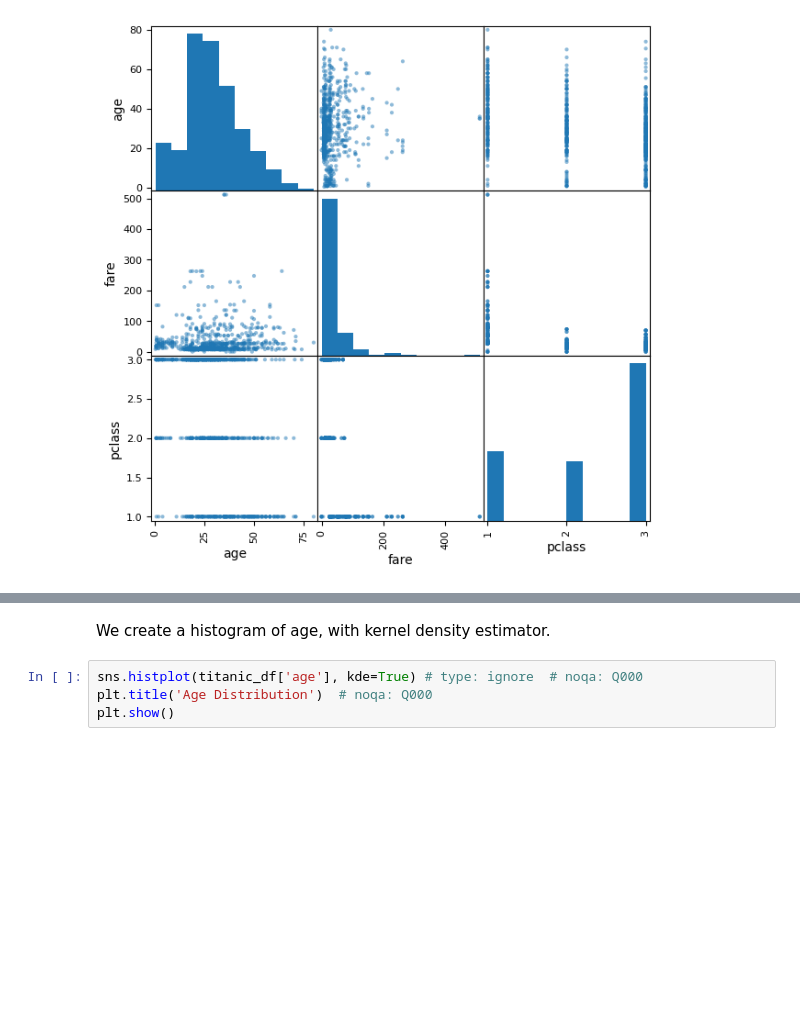
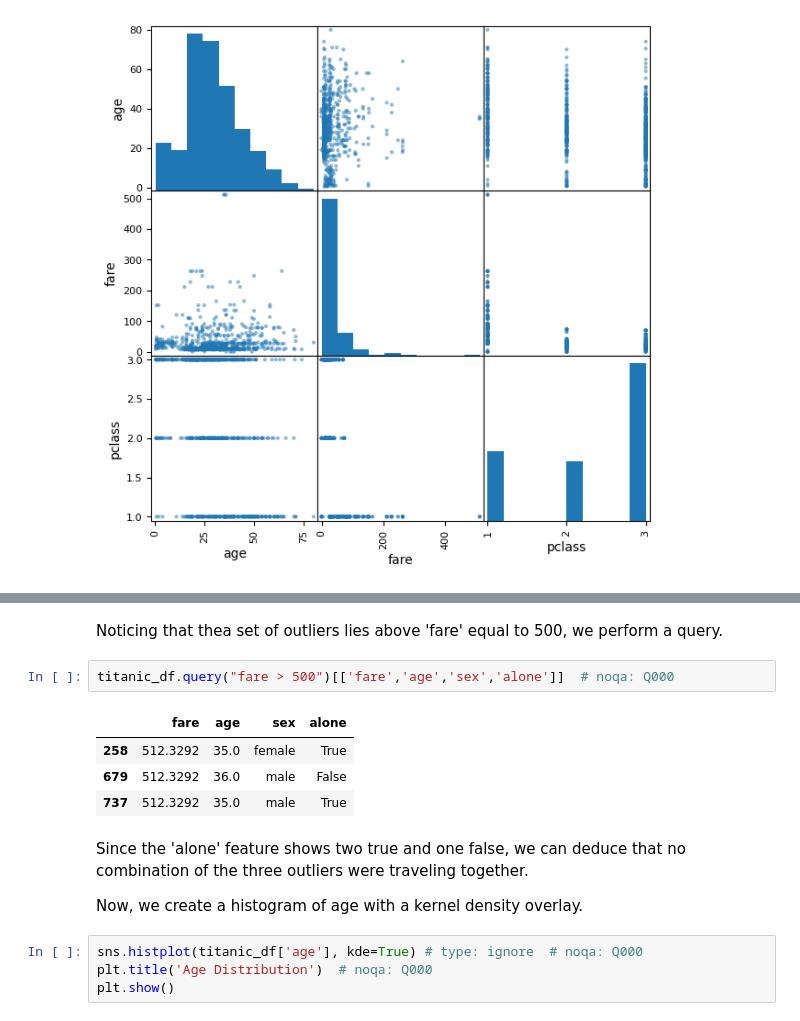
Before and after one commit to JfromNWMS/applied-ml-jordan, a Jupyter notebook: notebooks/project02/ml02_jordan.ipynb, the cells around one changed output, grey strips where cells are left out. Saved outputs shown, nothing was run; the diff lists cells and outputs as text; blank space fills up the shorter version.

```diff
--- a/notebooks/project02/ml02_jordan.ipynb
+++ b/notebooks/project02/ml02_jordan.ipynb
@@ -130,5 +146,16 @@ plt.scatter(titanic_df['age'], titanic_df['fare'],  # noqa: Q000
+# %% [markdown]
+Noticing that thea set of outliers lies above 'fare' equal to 500, we perform a query.
+# %%
+titanic_df.query("fare > 500")[['fare','age','sex','alone']]  # noqa: Q000
+# %% [output]
+|  | fare | age | sex | alone |
+| 258 | 512.3292 | 35.0 | female | True |
+| 679 | 512.3292 | 36.0 | male | False |
+| 737 | 512.3292 | 35.0 | male | True |
 # %% [markdown]
-We create a histogram of age, with kernel density estimator.
+Since the 'alone' feature shows two true and one false, we can deduce that no combination of the three outliers were traveling together.
+
+Now, we create a histogram of age with a kernel density overlay.
 # %%
 sns.histplot(titanic_df['age'], kde=True) # type: ignore  # noqa: Q000
 plt.title('Age Distribution')  # noqa: Q000
```
Also changed, not shown: parts of 13 cells of this notebook, 2 other files.
